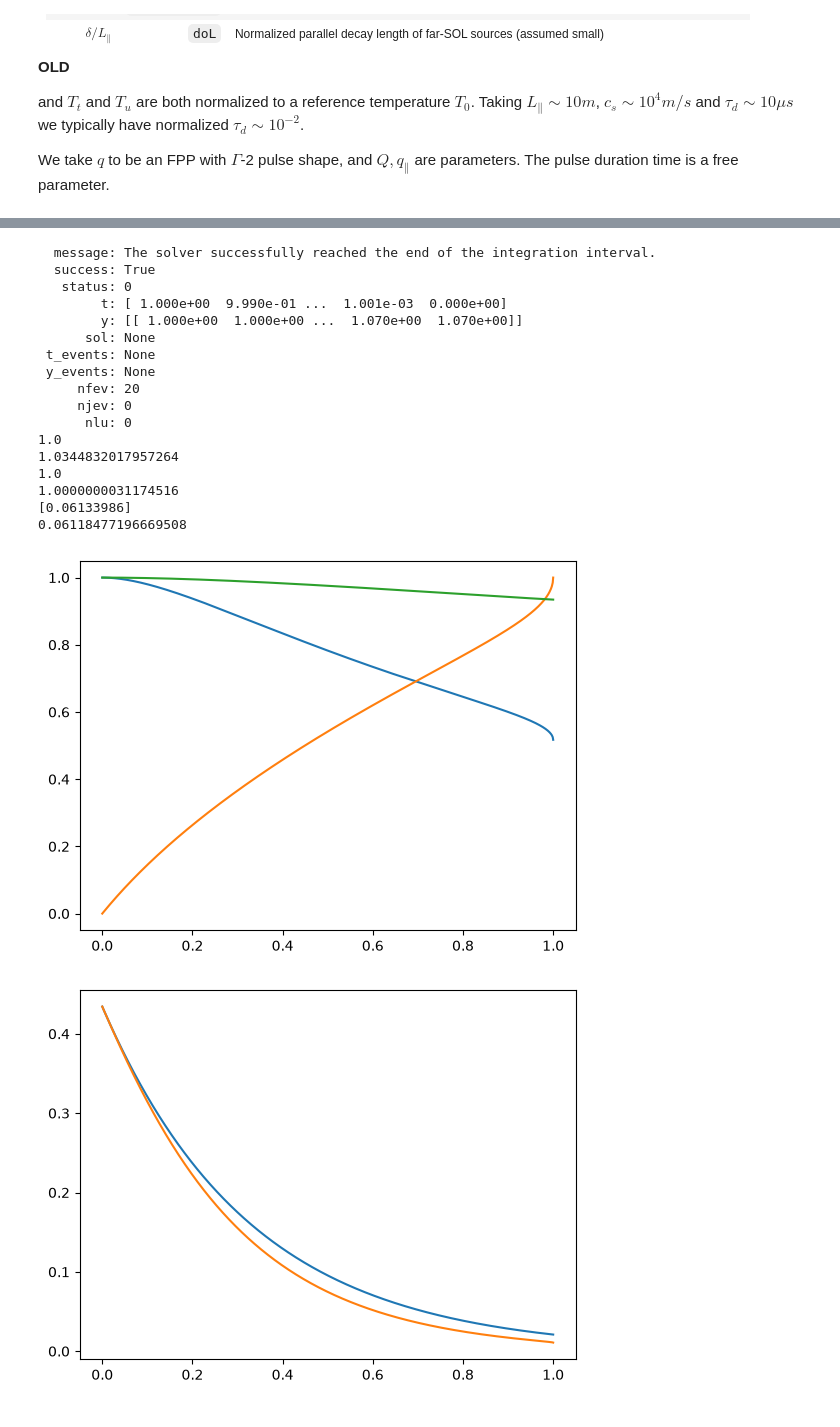
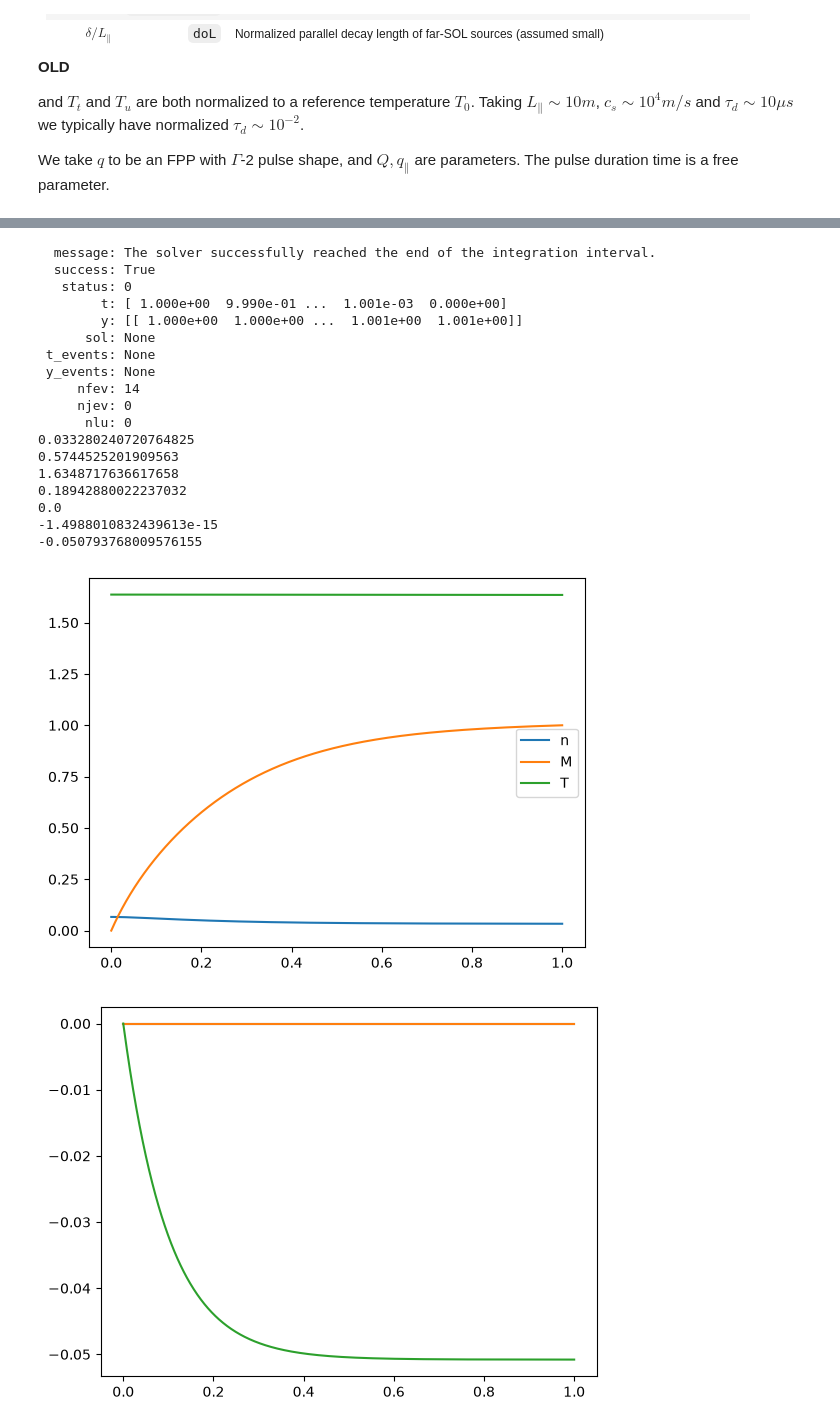
Before and after one commit to audunth/twopointfilaments, a Jupyter notebook: notebooks/test_twopoint_far_SOL.ipynb, the cells around one changed output, grey strips where cells are left out. Drawn from its saved outputs; the diff is of its cells as text; code cells hidden in the pictures.

```diff
--- a/notebooks/test_twopoint_far_SOL.ipynb
+++ b/notebooks/test_twopoint_far_SOL.ipynb
@@ -48,45 +44,64 @@ KeyboardInterrupt:
 # %%
-Z = TBTPW(20,1.)
+Z = TBTPW(10, 1, doL=0.1)
 x, n, M, T = Z.get_far_sol_profiles(xpoints=1000)
 
-print(n[0]/Z.ndF)
-print(n[-1]/Z.nuF)
-print(T[0]/Z.TdF)
-print(T[-1]/Z.TuF)
+
+print(Z.ndF)
+print(Z.nuF)
+print(Z.TdF)
+print(Z.TuF)
+if False:
+    print(n[0]/Z.ndF)
+    print(n[-1]/Z.nuF)
+    print(T[0]/Z.TdF)
+    print(T[-1]/Z.TuF)
 
 plt.figure()
-plt.plot(x,n/n[-1],label='n')
+plt.plot(x,n,label='n')
 plt.plot(x,M,label='M')
-plt.plot(x,T/T[-1],label='T')
+plt.plot(x,T,label='T')
+plt.legend()
 
 plt.figure()
-plt.plot(x, n[-1]*np.exp(-x/0.33))
-plt.plot(x, n*np.exp(-x/0.33))
+plt.plot(x, n*(M**2+1)*T-2*Z.ndF*Z.TdF*np.ones(x.size))
+plt.plot(x, (n/Z.ndF)*M*np.sqrt(T/Z.TdF)-(1-np.exp(-x/Z.doL))/(1-np.exp(-1./Z.doL)))
+plt.plot(x, (n)*M*np.sqrt(T)-Z.what*Z.doL*(1-np.exp(-x/Z.doL))*(1.-n[-1]))
 
-print(-3.5*Z.TdF**2.5*np.diff(T[:2])/np.diff(x[:2]))
-print(Z.xi*n[0]*T[0]**(1.5)*(Z.ghat-3))
+print(n[-1]*T[-1]-2*Z.ndF*Z.TdF)
+print(Z.ghat*Z.ndF*Z.TdF**1.5 -2.5*Z.what*Z.doL*(1-np.exp(-1./Z.doL))*(Z.TuN-n[-1]*T[-1]))
+print(Z.ndF*np.sqrt(Z.TdF)-Z.what*Z.doL*(1-np.exp(-1/Z.doL))*(1-n[-1]))
+#plt.figure()
+#plt.plot(x, n*(M**2+1)*T)
+#plt.plot(x, 2*Z.ndF*Z.TdF*np.ones(x.size))
+
+#print(-3.5*Z.TdF**2.5*np.diff(T[:2])/np.diff(x[:2]))
+#print(Z.xi*n[0]*T[0]**(1.5)*(Z.ghat-3))
 
 #print(np.trapezoid(2.5*n*M*T**1.5*(1+M**2/5),x[::-1]))
+
+#print(Z.ndF*np.sqrt(Z.TdF)-Z.what*Z.doL*(1-np.exp(-1/Z.doL))*(1-Z.nuF))
+#print(Z.nuF*Z.TuF-2*Z.ndF*Z.TdF)
 # %% [output]
   message: The solver successfully reached the end of the integration interval.
   success: True
    status: 0
         t: [ 1.000e+00  9.990e-01 ...  1.001e-03  0.000e+00]
-        y: [[ 1.000e+00  1.000e+00 ...  1.070e+00  1.070e+00]]
+        y: [[ 1.000e+00  1.000e+00 ...  1.001e+00  1.001e+00]]
       sol: None
  t_events: None
  y_events: None
-     nfev: 20
+     nfev: 14
      njev: 0
       nlu: 0
-1.0
-1.0344832017957264
-1.0
-1.0000000031174516
-[0.06133986]
-0.06118477196669508
+0.033280240720764825
+0.5744525201909563
+1.6348717636617658
+0.18942880022237032
+0.0
+-1.4988010832439613e-15
+-0.050793768009576155
-[figure, old version]
+[figure, new version]
-[figure, old version]
+[figure, new version]
 # %%
 #for coll in [10,13,17]:
 #    Z = TBTPW(coll,0.5)
```
Also changed, not shown: parts of 2 cells of this notebook, 2 other files.
